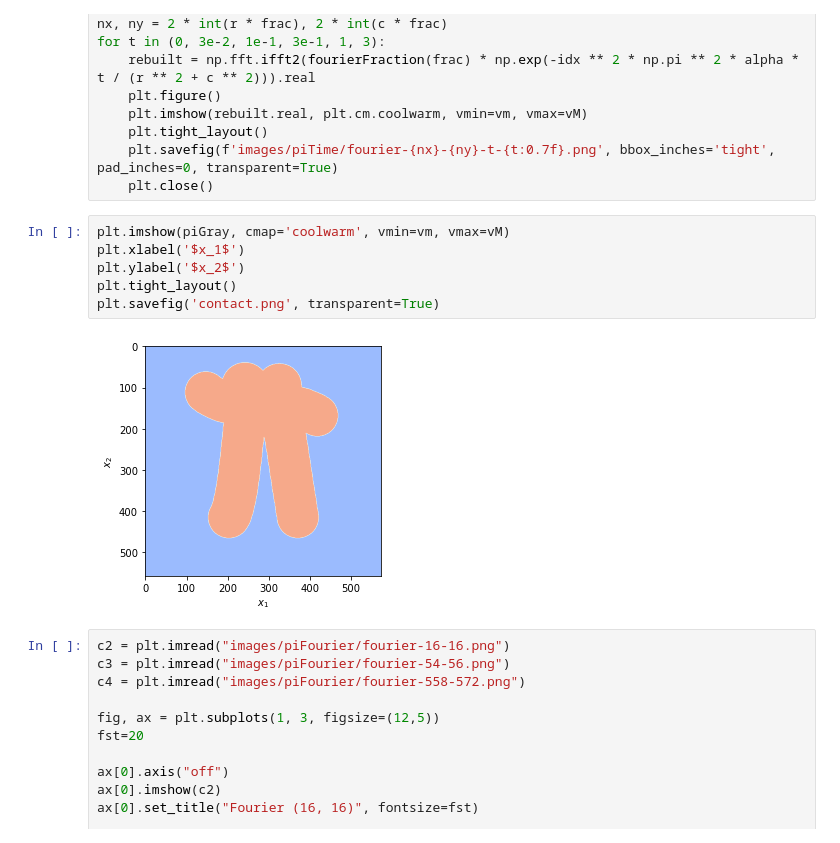
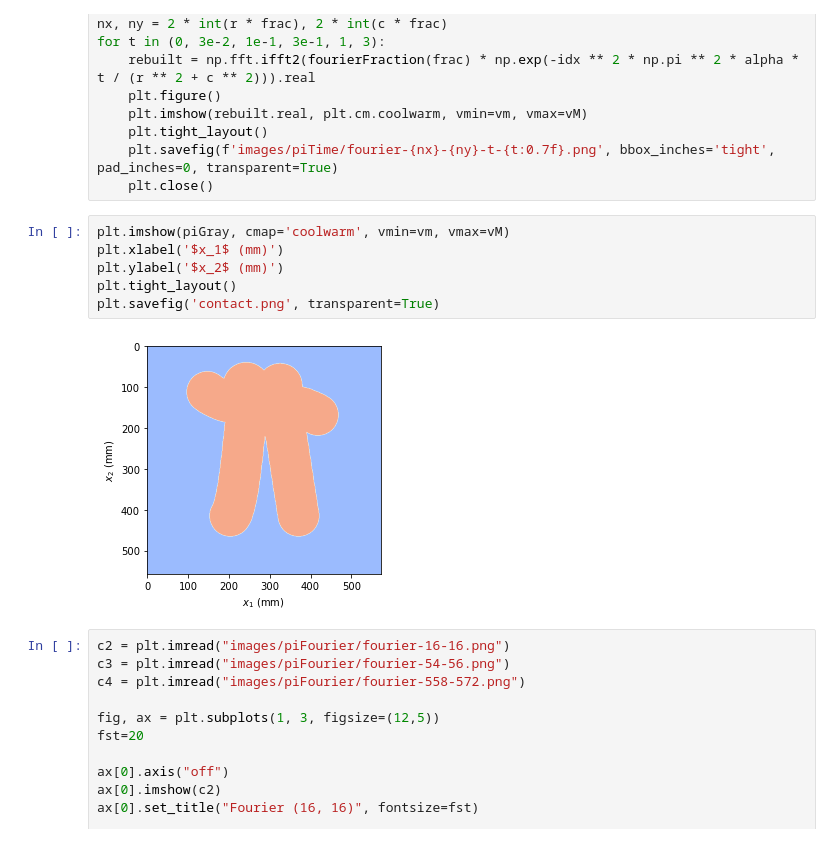
Before and after one commit to jeanHeibig/diffusionFeymanKac, a Jupyter notebook: piFourier.ipynb, the cells around one changed output. Drawn from its saved outputs; the diff is of its cells as text.

```diff
--- a/piFourier.ipynb
+++ b/piFourier.ipynb
@@ -143,12 +143,12 @@ for t in (0, 3e-2, 1e-1, 3e-1, 1, 3):
     plt.close()
 # %%
 plt.imshow(piGray, cmap='coolwarm', vmin=vm, vmax=vM)
-plt.xlabel('$x_1$')
-plt.ylabel('$x_2$')
+plt.xlabel('$x_1$ (mm)')
+plt.ylabel('$x_2$ (mm)')
 plt.tight_layout()
 plt.savefig('contact.png', transparent=True)
 # %% [output]
-[figure, old version]
+[figure, new version]
 # %%
 c2 = plt.imread("images/piFourier/fourier-16-16.png")
 c3 = plt.imread("images/piFourier/fourier-54-56.png")
```
Also changed, not shown: 1 other file.
